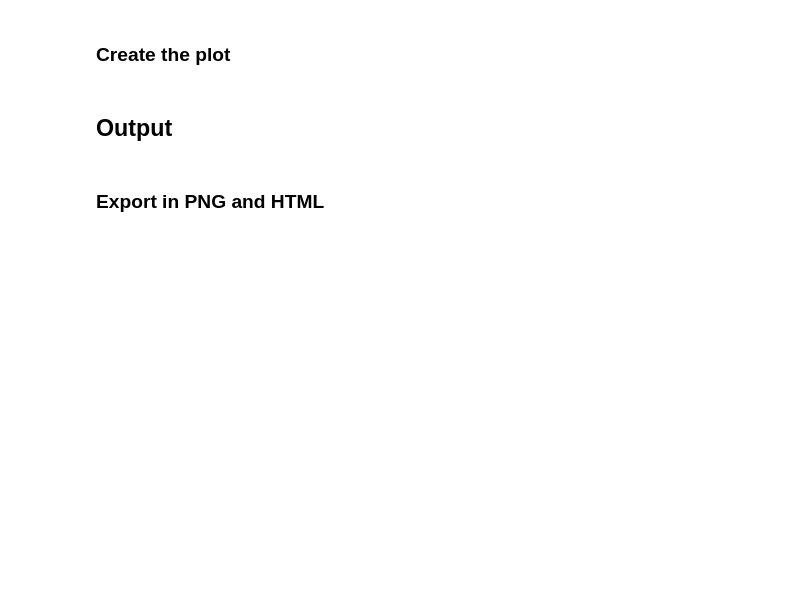
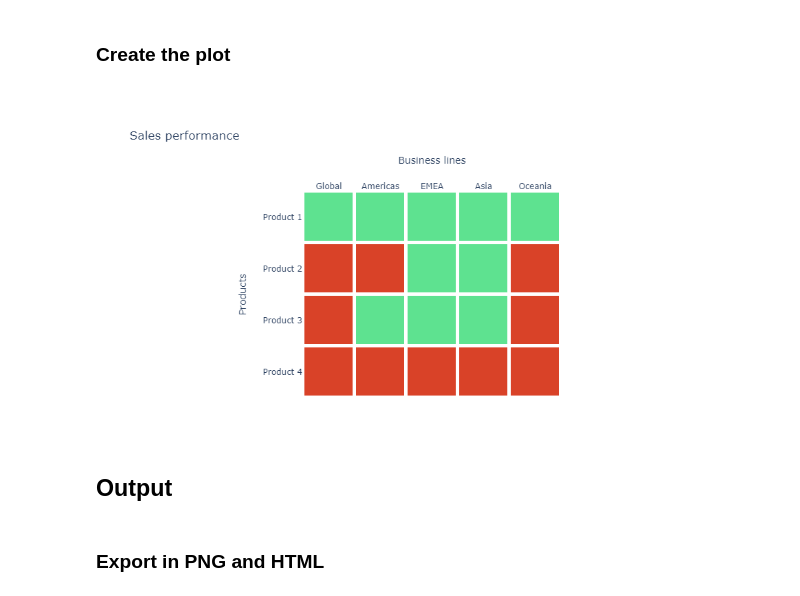
Before and after one commit to jupyter-naas/awesome-notebooks, a Jupyter notebook: Plotly/Plotly_Heatmap.ipynb, the cells around one changed output. Saved outputs shown, nothing was run; the diff lists cells and outputs as text; code cells hidden in the pictures; blank space fills up the shorter version.

```diff
--- a/Plotly/Plotly_Heatmap.ipynb
+++ b/Plotly/Plotly_Heatmap.ipynb
@@ -26,33 +86,32 @@ Title = "Heatmap"
 # %%
 fig = go.Figure()
-
-config = {'displayModeBar': False}
 
 fig = px.imshow(df,
                 labels=dict(x="Business lines", y="Products", color="Sales"),
                 x=['Global', 'Americas', 'EMEA', 'Asia', 'Oceania'],
                 y=['Product 1', 'Product 2', 'Product 3', 'Product 4'],
                )
 fig.update_xaxes(side="top")
 
 fig.update_traces(xgap=5, selector=dict(type='heatmap'))
 fig.update_traces(ygap=5, selector=dict(type='heatmap'))
 
 fig.update_traces(dict(showscale=False,
                        coloraxis=None,
                        colorscale=[[0, "#d94228"],[0.5, "#d94228"],[0.5, "#5ee290"],[1.0, "#5ee290"]],),
                   selector={'type':'heatmap'})
 
 fig.update_layout(
     title='Sales performance',
     plot_bgcolor="#ffffff",
     margin=dict(l=0, r=0, t=150, b=50),
     height=500,
-    showlegend=False,
-    xaxis_nticks=36)
+    showlegend=False)
 
-
+config = {'displayModeBar': False}
 fig.show(config=config)
+# %% [output]
+[figure, added]
 # %% [markdown]
 ## Output
 # %% [markdown]
```
Also changed, not shown: parts of 9 cells of this notebook, 3 other files.
